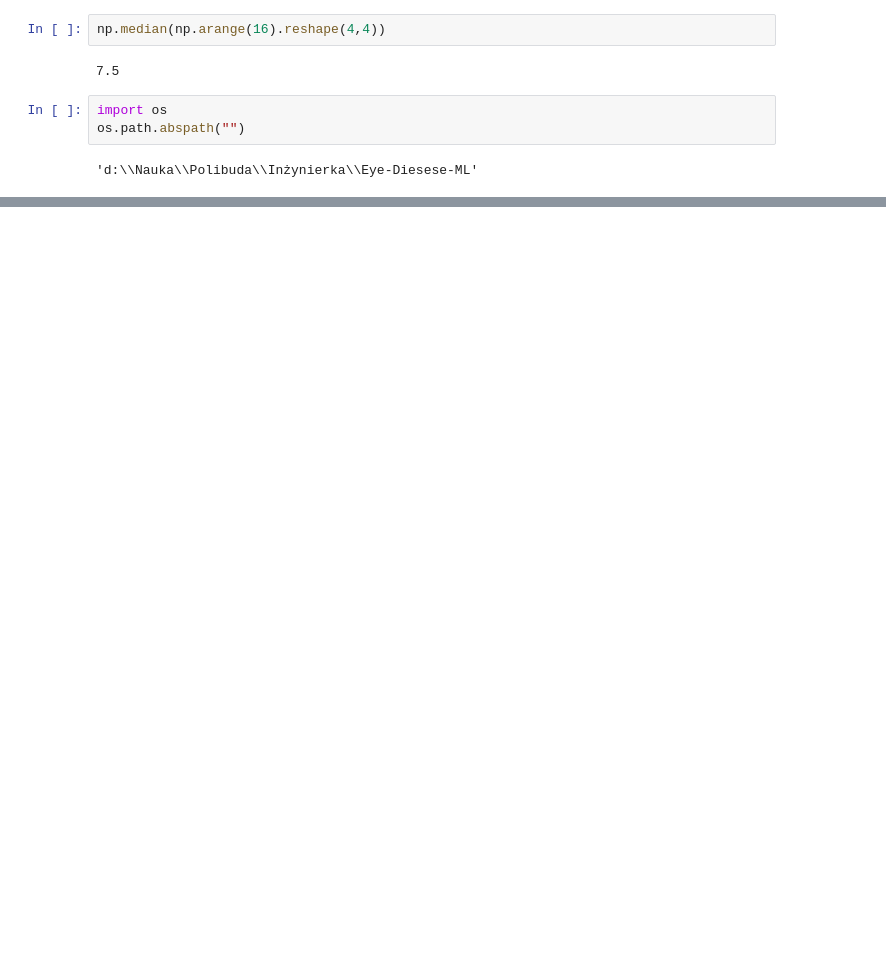
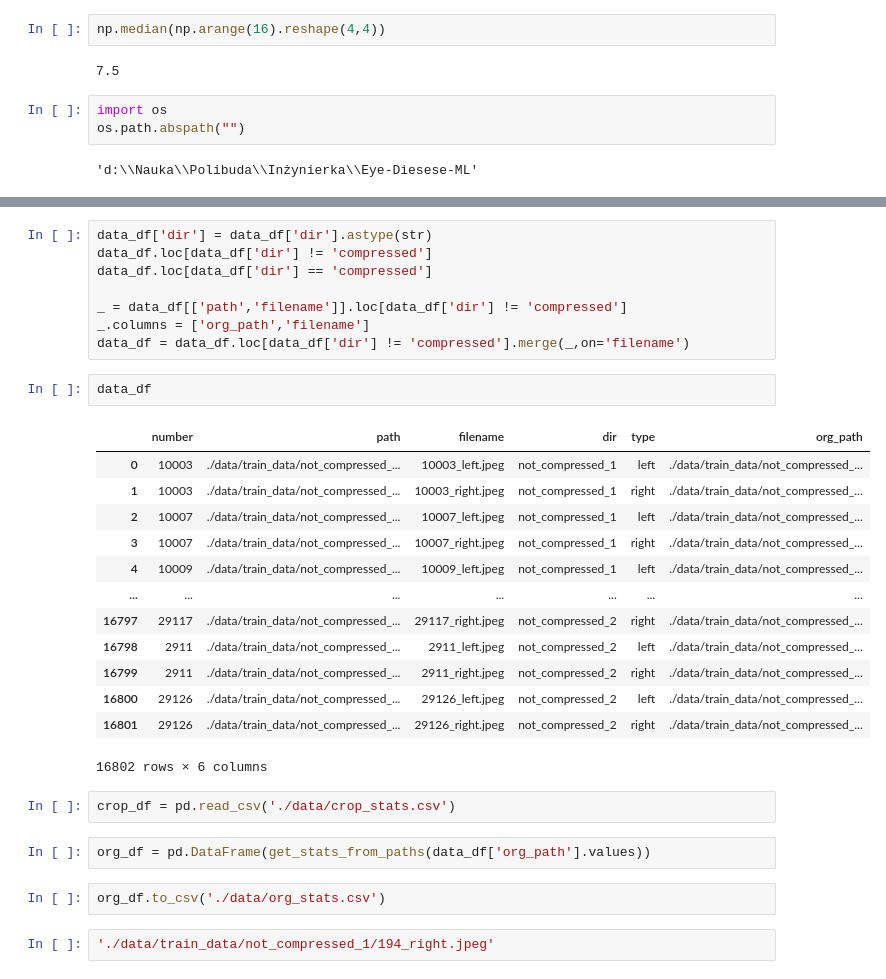
Before and after one commit to MaciejZajkowski/Eye-Diesese-ML, a Jupyter notebook: Preprocessing.ipynb, the cells around one changed output, grey strips where cells are left out. Drawn from its saved outputs; the diff is of its cells as text; blank space fills up the shorter version.

```diff
--- a/Preprocessing.ipynb
+++ b/Preprocessing.ipynb
@@ -67,0 +33,32 @@ def preprocess_one_img(path:str,save_path:str):
+# %%
+data_df['dir'] = data_df['dir'].astype(str)
+data_df.loc[data_df['dir'] != 'compressed']
+data_df.loc[data_df['dir'] == 'compressed']
+
+_ = data_df[['path','filename']].loc[data_df['dir'] != 'compressed']
+_.columns = ['org_path','filename']
+data_df = data_df.loc[data_df['dir'] != 'compressed'].merge(_,on='filename')
+# %%
+data_df
+# %% [output]
+|  | number | path | filename | dir | type | org_path |
+| 0 | 10003 | ./data/train_data/not_compressed_... | 10003_left.jpeg | not_compressed_1 | left | ./data/train_data/not_compressed_... |
+| 1 | 10003 | ./data/train_data/not_compressed_... | 10003_right.jpeg | not_compressed_1 | right | ./data/train_data/not_compressed_... |
+| 2 | 10007 | ./data/train_data/not_compressed_... | 10007_left.jpeg | not_compressed_1 | left | ./data/train_data/not_compressed_... |
+| 3 | 10007 | ./data/train_data/not_compressed_... | 10007_right.jpeg | not_compressed_1 | right | ./data/train_data/not_compressed_... |
+| 4 | 10009 | ./data/train_data/not_compressed_... | 10009_left.jpeg | not_compressed_1 | left | ./data/train_data/not_compressed_... |
+| ... | ... | ... | ... | ... | ... | ... |
+| 16797 | 29117 | ./data/train_data/not_compressed_... | 29117_right.jpeg | not_compressed_2 | right | ./data/train_data/not_compressed_... |
+| 16798 | 2911 | ./data/train_data/not_compressed_... | 2911_left.jpeg | not_compressed_2 | left | ./data/train_data/not_compressed_... |
+| 16799 | 2911 | ./data/train_data/not_compressed_... | 2911_right.jpeg | not_compressed_2 | right | ./data/train_data/not_compressed_... |
+| 16800 | 29126 | ./data/train_data/not_compressed_... | 29126_left.jpeg | not_compressed_2 | left | ./data/train_data/not_compressed_... |
+| 16801 | 29126 | ./data/train_data/not_compressed_... | 29126_right.jpeg | not_compressed_2 | right | ./data/train_data/not_compressed_... |
+16802 rows × 6 columns
+# %%
+crop_df = pd.read_csv('./data/crop_stats.csv')
+# %%
+org_df = pd.DataFrame(get_stats_from_paths(data_df['org_path'].values))
+# %%
+org_df.to_csv('./data/org_stats.csv')
+# %%
+'./data/train_data/not_compressed_1/194_right.jpeg'
```
Also changed, not shown: parts of 34 cells of this notebook, 1 other file.
